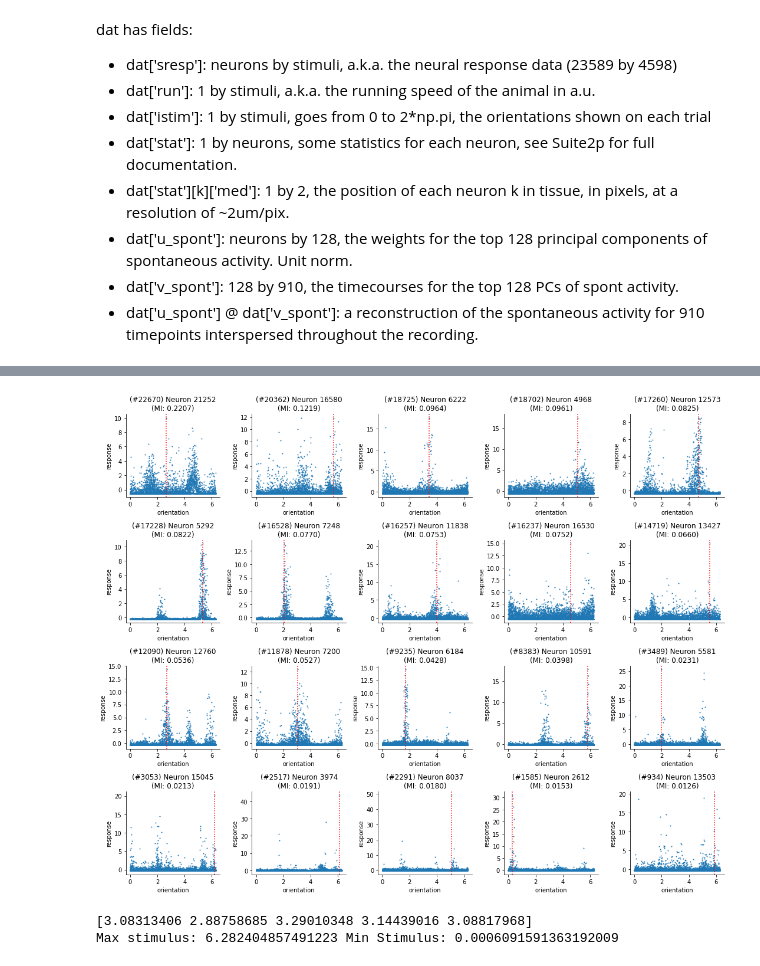
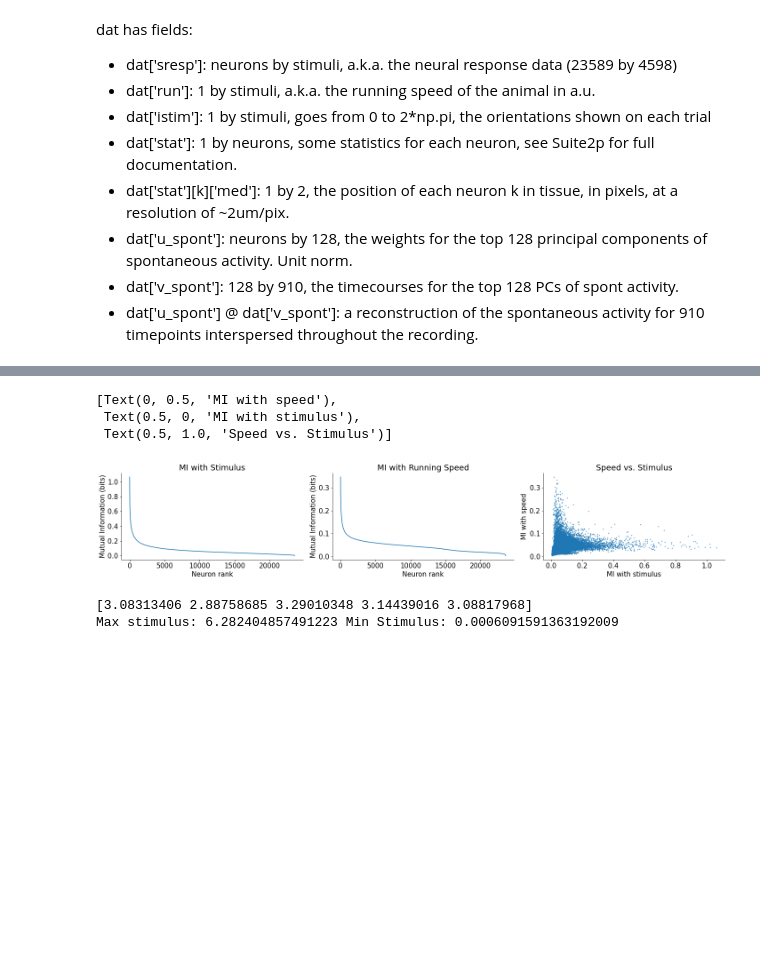
Before and after one commit to sekunder/NMA_Project, a Jupyter notebook: Orientation_Selectivity.ipynb, the cells around one changed output, grey strips where cells are left out. Cells and saved outputs as stored; diff of their text form; code cells hidden in the pictures; blank space fills up the shorter version.

```diff
--- a/Orientation_Selectivity.ipynb
+++ b/Orientation_Selectivity.ipynb
@@ -157,16 +170,31 @@ n_cols = 5
 
 indices = sorted(np.random.choice(range(N_neurons), size=n_rows * n_cols), reverse=True)
 # indices = range(N_neurons-20, N_neurons)
-random_neurons = np.argsort(MIRS)[indices]
+random_neurons = np.argsort(MI_Stimulus)[indices]
 
 plt.figure(figsize=(3 * n_cols, 3 * n_rows))
 for i, n in enumerate(random_neurons):
   ax = plt.subplot(n_rows, n_cols, i+1)
   plt.scatter(dat['istim'], Z[n,:], s=1)
   plt.axvline(dat['istim'][np.argmax(Z[n, :])], c='red', linestyle=':')
-  ax.set(xlabel = 'orientation', ylabel = 'response', title='(#%d) Neuron %d\n(MI: %.4f)'%(indices[i],n,MIRS[n]))
+  ax.set(xlabel = 'orientation', ylabel = 'response', title='(#%d) Neuron %d\n(MI: %.4f)'%(indices[i],n,MI_Stimulus[n]))
-# %% [output]
-[figure, removed]
+# %%
+ax = plt.subplot(1,3,1)
+plt.plot(range(len(MI_Stimulus)), sorted(MI_Stimulus, reverse=True))
+ax.set(xlabel="Neuron rank", ylabel="Mutual Information (bits)", title="MI with Stimulus")
+
+ax = plt.subplot(1,3,2)
+plt.plot(range(len(MI_Running)), sorted(MI_Running, reverse=True))
+ax.set(xlabel="Neuron rank", ylabel="Mutual Information (bits)", title="MI with Running Speed")
+
+ax = plt.subplot(1,3,3)
+plt.scatter(MI_Stimulus, MI_Running, s=1)
+ax.set(xlabel='MI with stimulus', ylabel='MI with speed', title="Speed vs. Stimulus")
+# %% [output]
+[Text(0, 0.5, 'MI with speed'),
+ Text(0.5, 0, 'MI with stimulus'),
+ Text(0.5, 1.0, 'Speed vs. Stimulus')]
+[figure, added]
 # %%
 
 print(O[favorite_neurons])
```
Also changed, not shown: parts of 5 cells of this notebook.
